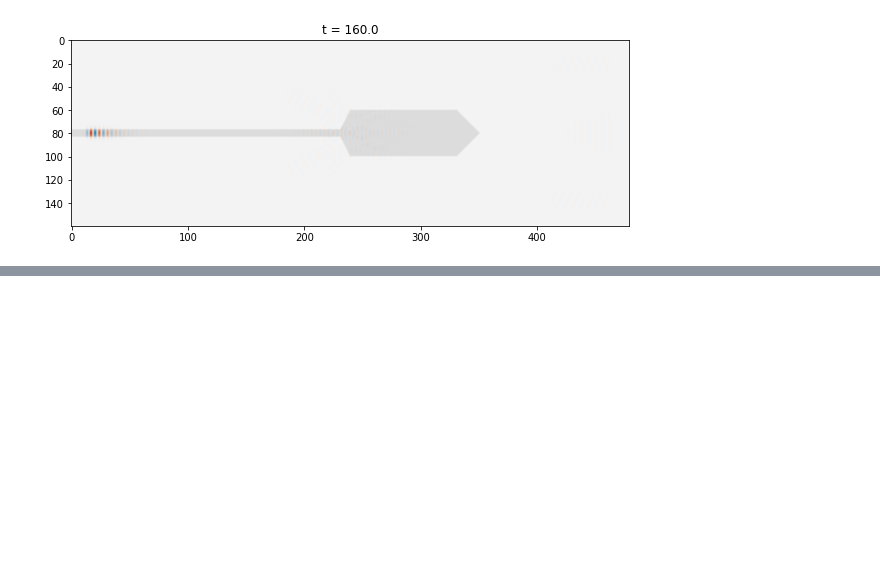
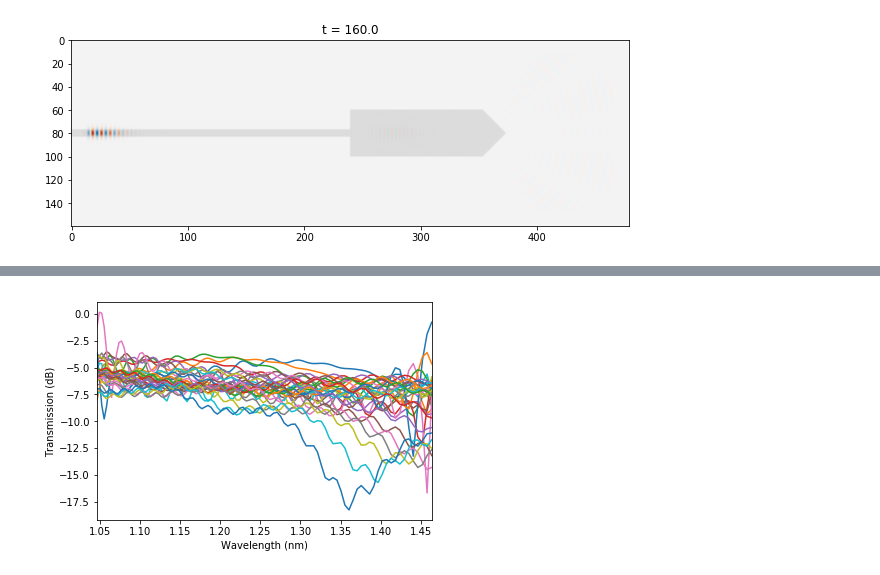
Before and after one commit to atait/jupyter-meep, a Jupyter notebook: notebooks/Cavities/MMI_1x2.ipynb, the cells around one changed output, grey strips where cells are left out. Drawn from its saved outputs; the diff is of its cells as text; code cells hidden in the pictures; blank space fills up the shorter version.

```diff
--- a/notebooks/Cavities/MMI_1x2.ipynb
+++ b/notebooks/Cavities/MMI_1x2.ipynb
@@ -17,6 +20,8 @@ from ataitmeep import *
 # %% [output]
 The autoreload extension is already loaded. To reload it, use:
   %reload_ext autoreload
+# %%
+io.dataHome /= 'reflectors'
 # %%
 # Define the system
 # parameters for 1220nm
@@ -203,0 +232,25 @@ plt.legend(loc="upper right")
+# %%
+# parameter sweep
+isResimulating = True
+isSaving = True
+filename = 'shovel-length.pkl'
+
+L_vals = np.linspace(4, 8, 31)
+theta_vals = np.linspace(80, 100, 10)
+W_vals = np.linspace(2, 2.1, 3)
+
+if isResimulating:
+    param_vals = L_vals
+    spectra = FunctionBundle()
+    for p in param_vals:
+        refl = do_trial(straight_refl_data,
+                        with_geometry=give_geometry(MMI_length=p),
+                        do_live=False)
+        bend_refl_flux = np.array(mp.get_fluxes(refl))
+        Rs = -bend_refl_flux/straight_tran_flux
+        spct1 = Spectrum(wl[::-1], Rs[::-1], inDbm=False)
+        spectra.addDim(spct1.db())
+    if isSaving:
+        io.savePickleGzip(dataTuple=(param_vals, spectra), filename=filename)
+else:
+    param_vals, spectra = io.loadPickleGzip(filename=filename)
@@ -203,0 +275,7 @@ plt.legend(loc="upper right")
+# %%
+spectra.simplePlot()
+# sp = spectra[0]
+# sp.lin().simplePlot()
+# spct.db().simplePlot()
+# %% [output]
+[figure, added]
```
Also changed, not shown: parts of 9 cells of this notebook, 4 other files.
